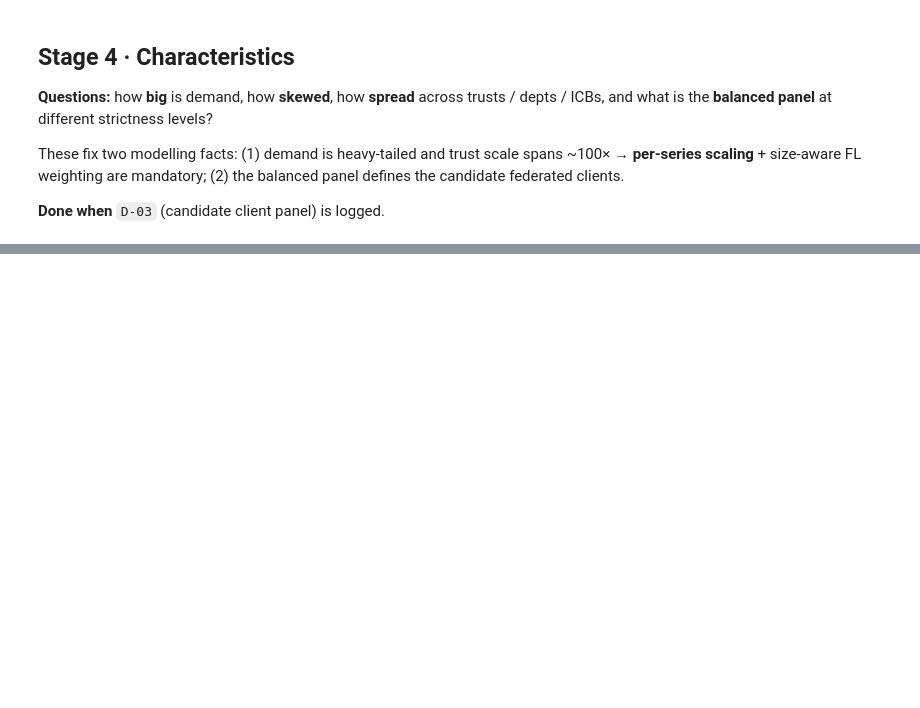
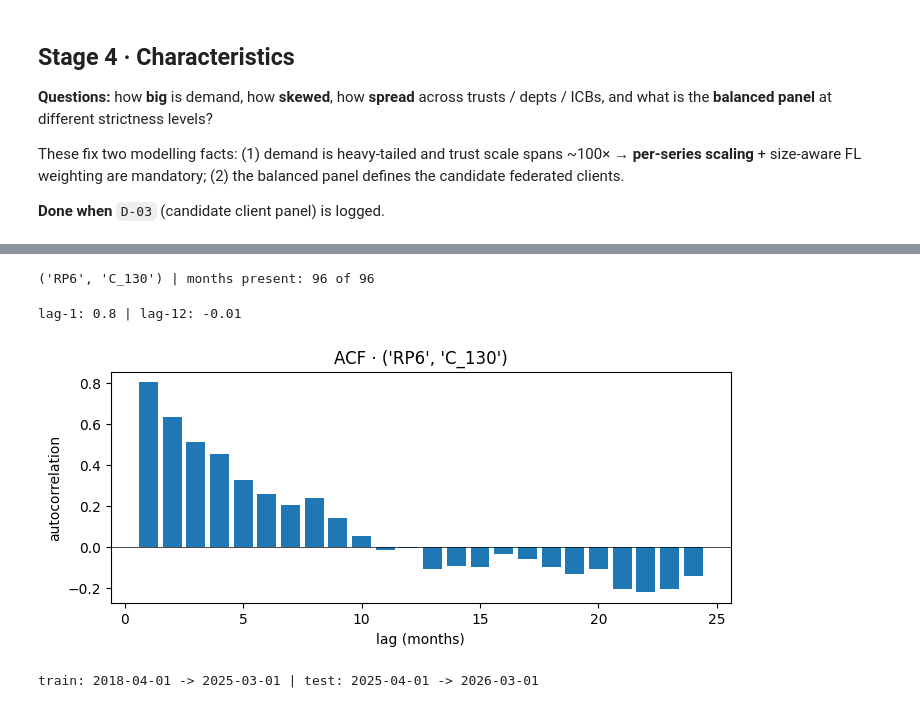
Before and after one commit to nileshsarkar-ai/fedOPD, a Jupyter notebook: src/eda/EDA.ipynb, the cells around one changed output, grey strips where cells are left out. Cells and saved outputs as stored; diff of their text form; code cells hidden in the pictures; blank space fills up the shorter version.

```diff
--- a/src/eda/EDA.ipynb
+++ b/src/eda/EDA.ipynb
@@ -482,0 +644,40 @@ print(icb_now.head(10))
+# %%
+# Stage 5 · C1 — a helper to pull one monthly series (explicit monthly index via asfreq,
+#   so gap months become NaN, per D-02), then pick the busiest trust×dept to inspect.
+canon = pd.read_parquet(ROOT / "reports" / "tables" / "rtt_canonical.parquet")
+FIG = ROOT / "reports" / "figures"
+
+def series(branch, dept):
+    s = (canon[(canon.branch == branch) & (canon.dept == dept)]
+         .set_index("date").demand.sort_index().asfreq("MS"))  # MS = month-start frequency
+    return s
+
+big = canon.groupby(["branch", "dept"]).demand.sum().idxmax()  # busiest series key
+s = series(*big)
+print(big, "| months present:", int(s.notna().sum()), "of", len(s))
+# %% [output]
+('RP6', 'C_130') | months present: 96 of 96
+# %%
+# Stage 5 · C2 — autocorrelation of the busiest series, computed by hand (no statsmodels).
+#   Strong lag-1 = persistence; a lag-12 bump = an annual cycle. Together they set the
+#   input window: it must cover at least one year, so window >= 12 (24 gives two cycles).
+lags = range(1, 25)
+acf = [s.autocorr(l) for l in lags]                          # pandas autocorr per lag
+plt.figure(figsize=(8, 3)); plt.bar(list(lags), acf)
+plt.axhline(0, color="k", lw=.5); plt.title(f"ACF · {big}")
+plt.xlabel("lag (months)"); plt.ylabel("autocorrelation")
+plt.savefig(FIG / "05_acf_busiest.png", dpi=150, bbox_inches="tight")
+
+print("lag-1:", round(acf[0], 2), "| lag-12:", round(acf[11], 2))
+# %% [output]
+lag-1: 0.8 | lag-12: -0.01
+[figure, added]
+# %%
+# Stage 5 · C3 — the train/test split. Rule: time-based, per series, last 12 months held
+#   out; scalers fitted on TRAIN only (checked here, executed at model time).
+months = pd.Index(sorted(canon.date.unique()))
+split = months[-12]                                          # first month of the 12-month holdout
+print("train:", months[0].date(), "->", (split - pd.offsets.MonthBegin(1)).date(),
+      "| test:", split.date(), "->", months[-1].date())
+# %% [output]
+train: 2018-04-01 -> 2025-03-01 | test: 2025-04-01 -> 2026-03-01
```
Also changed, not shown: parts of 41 cells of this notebook, 6 other files.
